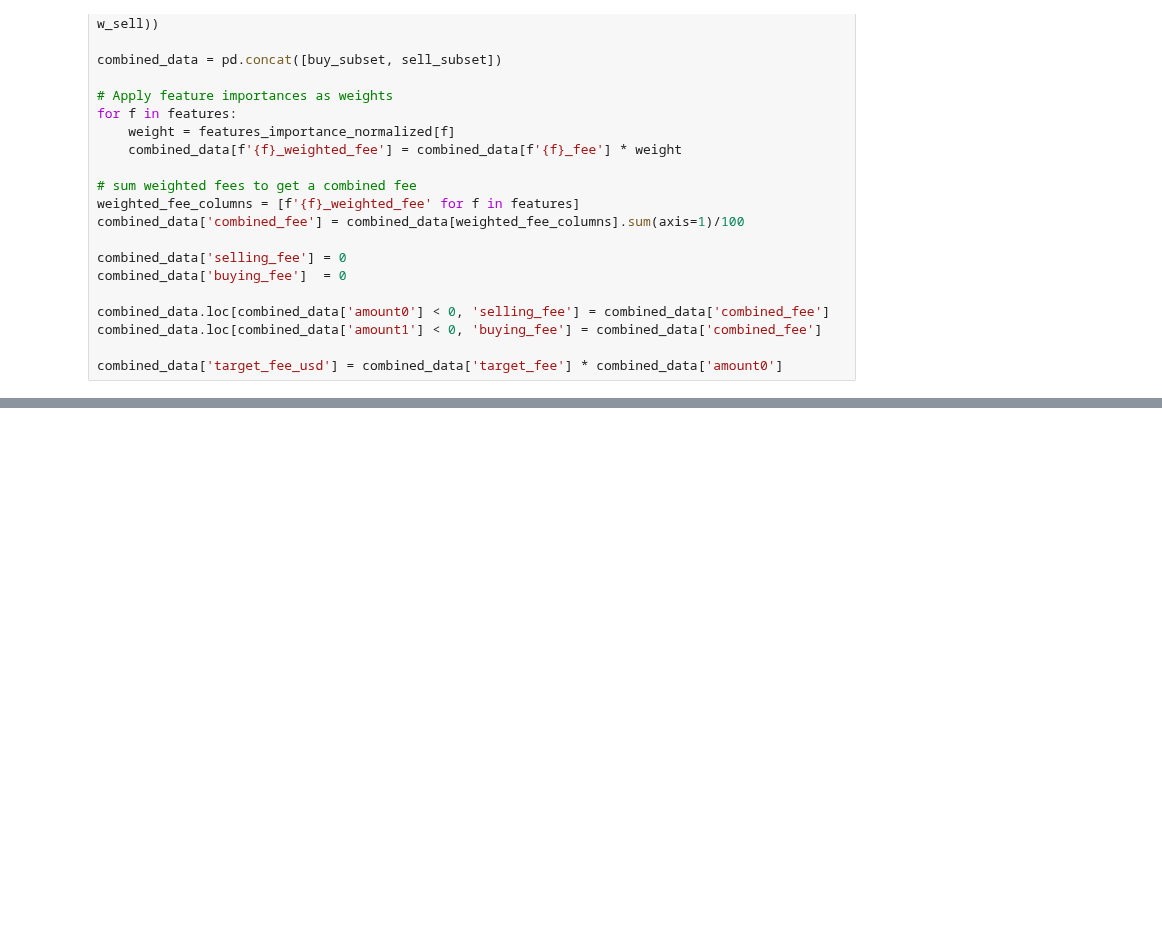
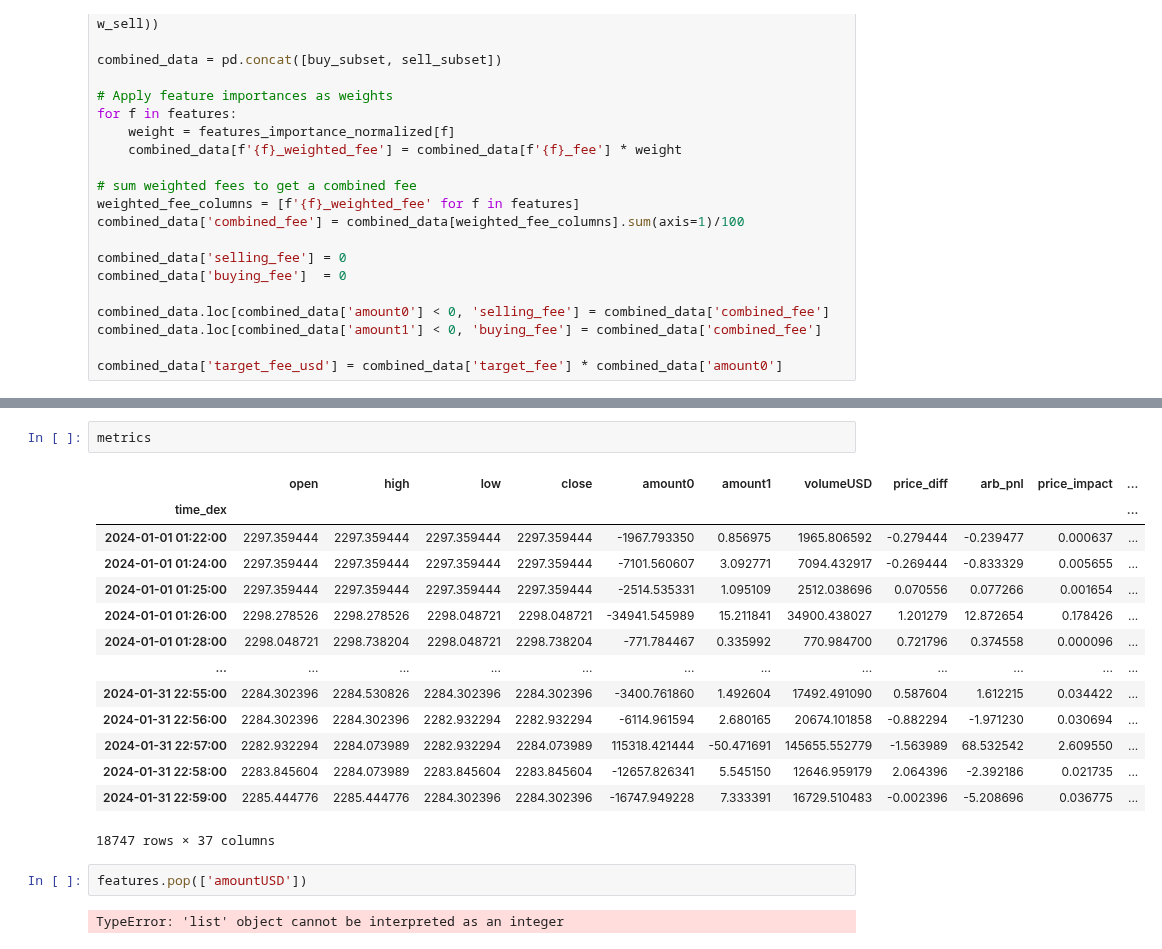
Before and after one commit to Armand-Morin/afp-berkeley-dynamic-fee-defi-amm, a Jupyter notebook: compact_model.ipynb, the cells around one changed output, grey strips where cells are left out. Cells and saved outputs as stored; diff of their text form; blank space fills up the shorter version.

```diff
--- a/compact_model.ipynb
+++ b/compact_model.ipynb
@@ -445,0 +445,21 @@ plt.show()
+# %%
+metrics
+# %% [output]
+|  | open | high | low | close | amount0 | amount1 | volumeUSD | price_diff | arb_pnl | price_impact | ... |
+| time_dex |  |  |  |  |  |  |  |  |  |  | ... |
+| 2024-01-01 01:22:00 | 2297.359444 | 2297.359444 | 2297.359444 | 2297.359444 | -1967.793350 | 0.856975 | 1965.806592 | -0.279444 | -0.239477 | 0.000637 | ... |
+| 2024-01-01 01:24:00 | 2297.359444 | 2297.359444 | 2297.359444 | 2297.359444 | -7101.560607 | 3.092771 | 7094.432917 | -0.269444 | -0.833329 | 0.005655 | ... |
+| 2024-01-01 01:25:00 | 2297.359444 | 2297.359444 | 2297.359444 | 2297.359444 | -2514.535331 | 1.095109 | 2512.038696 | 0.070556 | 0.077266 | 0.001654 | ... |
+| 2024-01-01 01:26:00 | 2298.278526 | 2298.278526 | 2298.048721 | 2298.048721 | -34941.545989 | 15.211841 | 34900.438027 | 1.201279 | 12.872654 | 0.178426 | ... |
+| 2024-01-01 01:28:00 | 2298.048721 | 2298.738204 | 2298.048721 | 2298.738204 | -771.784467 | 0.335992 | 770.984700 | 0.721796 | 0.374558 | 0.000096 | ... |
+| ... | ... | ... | ... | ... | ... | ... | ... | ... | ... | ... | ... |
+| 2024-01-31 22:55:00 | 2284.302396 | 2284.530826 | 2284.302396 | 2284.302396 | -3400.761860 | 1.492604 | 17492.491090 | 0.587604 | 1.612215 | 0.034422 | ... |
+| 2024-01-31 22:56:00 | 2284.302396 | 2284.302396 | 2282.932294 | 2282.932294 | -6114.961594 | 2.680165 | 20674.101858 | -0.882294 | -1.971230 | 0.030694 | ... |
+| 2024-01-31 22:57:00 | 2282.932294 | 2284.073989 | 2282.932294 | 2284.073989 | 115318.421444 | -50.471691 | 145655.552779 | -1.563989 | 68.532542 | 2.609550 | ... |
+| 2024-01-31 22:58:00 | 2283.845604 | 2284.073989 | 2283.845604 | 2283.845604 | -12657.826341 | 5.545150 | 12646.959179 | 2.064396 | -2.392186 | 0.021735 | ... |
+| 2024-01-31 22:59:00 | 2285.444776 | 2285.444776 | 2284.302396 | 2284.302396 | -16747.949228 | 7.333391 | 16729.510483 | -0.002396 | -5.208696 | 0.036775 | ... |
+18747 rows × 37 columns
+# %%
+features.pop(['amountUSD'])
+# %% [output]
+TypeError: 'list' object cannot be interpreted as an integer
```
Also changed, not shown: parts of 9 cells of this notebook.
